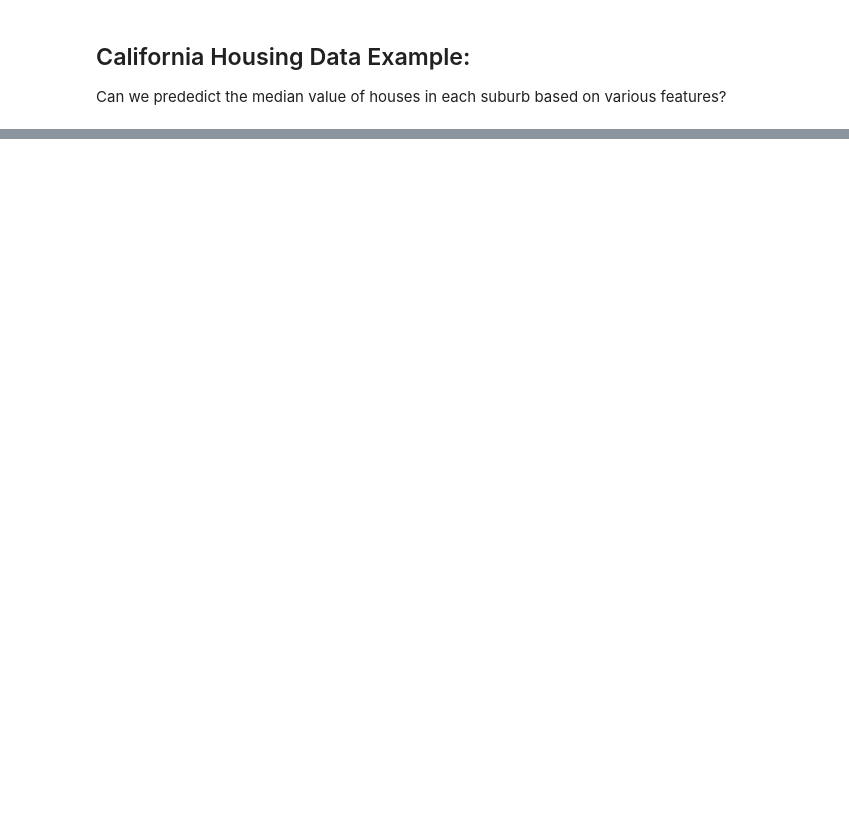
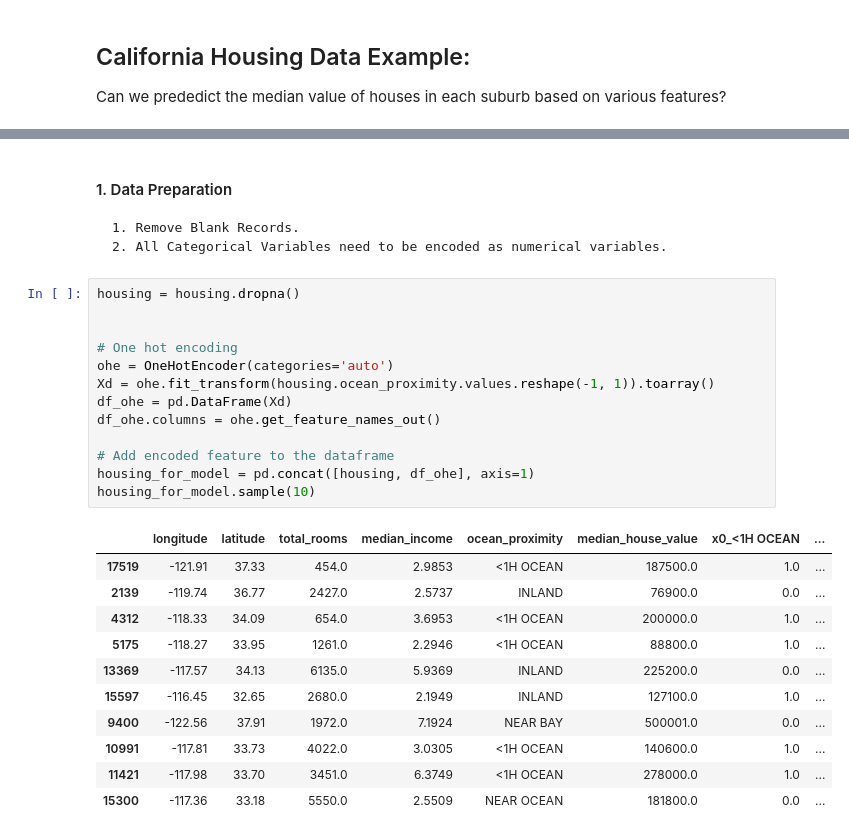
Before and after one commit to dylanvz95/cb_data_science_workshops, a Jupyter notebook: Workshop1_Calfornia_Housing.ipynb, the cells around one changed output, grey strips where cells are left out. Cells and saved outputs as stored; diff of their text form; blank space fills up the shorter version.

```diff
--- a/Workshop1_Calfornia_Housing.ipynb
+++ b/Workshop1_Calfornia_Housing.ipynb
@@ -309,0 +68,29 @@ sns.lmplot(x="median_income", y="latitude", data=housing, order=1)
+# %% [markdown]
+#### 1. Data Preparation
+    1. Remove Blank Records.
+    2. All Categorical Variables need to be encoded as numerical variables.
+# %%
+housing = housing.dropna()
+
+
+# One hot encoding
+ohe = OneHotEncoder(categories='auto')
+Xd = ohe.fit_transform(housing.ocean_proximity.values.reshape(-1, 1)).toarray()
+df_ohe = pd.DataFrame(Xd)
+df_ohe.columns = ohe.get_feature_names_out()
+
+# Add encoded feature to the dataframe
+housing_for_model = pd.concat([housing, df_ohe], axis=1)
+housing_for_model.sample(10)
+# %% [output]
+|  | longitude | latitude | total_rooms | median_income | ocean_proximity | median_house_value | x0_<1H OCEAN | ... |
+| 17519 | -121.91 | 37.33 | 454.0 | 2.9853 | <1H OCEAN | 187500.0 | 1.0 | ... |
+| 2139 | -119.74 | 36.77 | 2427.0 | 2.5737 | INLAND | 76900.0 | 0.0 | ... |
+| 4312 | -118.33 | 34.09 | 654.0 | 3.6953 | <1H OCEAN | 200000.0 | 1.0 | ... |
+| 5175 | -118.27 | 33.95 | 1261.0 | 2.2946 | <1H OCEAN | 88800.0 | 1.0 | ... |
+| 13369 | -117.57 | 34.13 | 6135.0 | 5.9369 | INLAND | 225200.0 | 0.0 | ... |
+| 15597 | -116.45 | 32.65 | 2680.0 | 2.1949 | INLAND | 127100.0 | 1.0 | ... |
+| 9400 | -122.56 | 37.91 | 1972.0 | 7.1924 | NEAR BAY | 500001.0 | 0.0 | ... |
+| 10991 | -117.81 | 33.73 | 4022.0 | 3.0305 | <1H OCEAN | 140600.0 | 1.0 | ... |
+| 11421 | -117.98 | 33.70 | 3451.0 | 6.3749 | <1H OCEAN | 278000.0 | 1.0 | ... |
+| 15300 | -117.36 | 33.18 | 5550.0 | 2.5509 | NEAR OCEAN | 181800.0 | 0.0 | ... |
```
Also changed, not shown: parts of 69 cells of this notebook.
